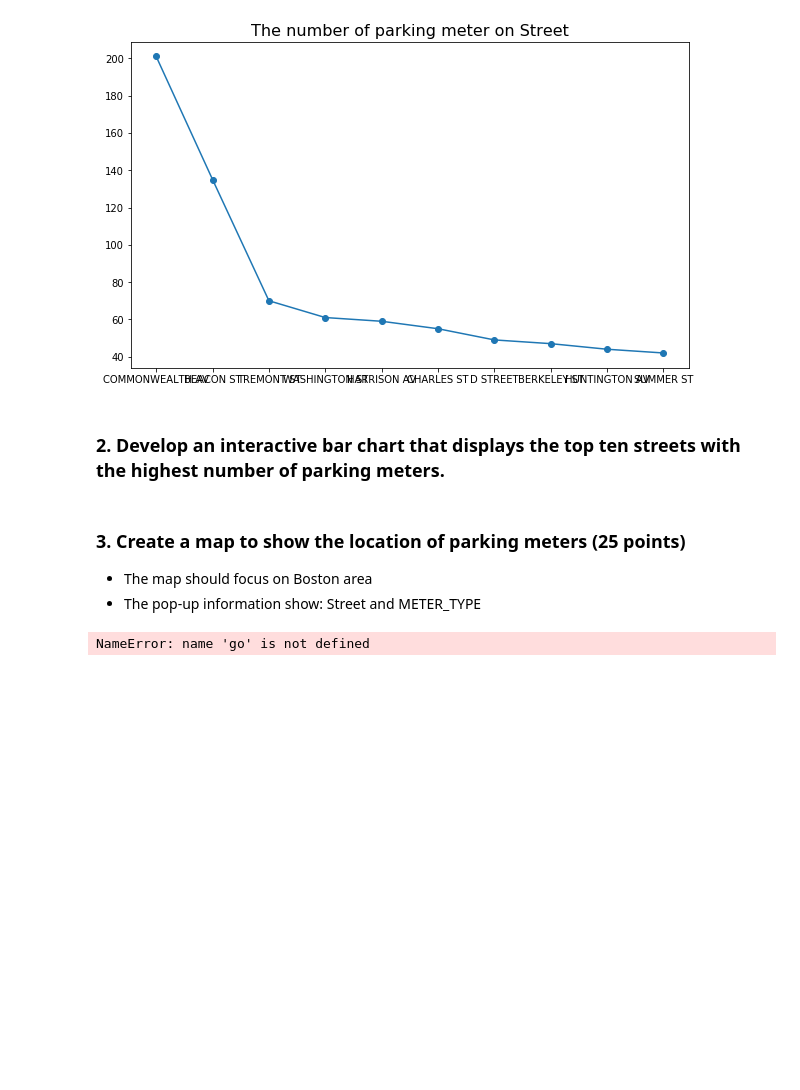
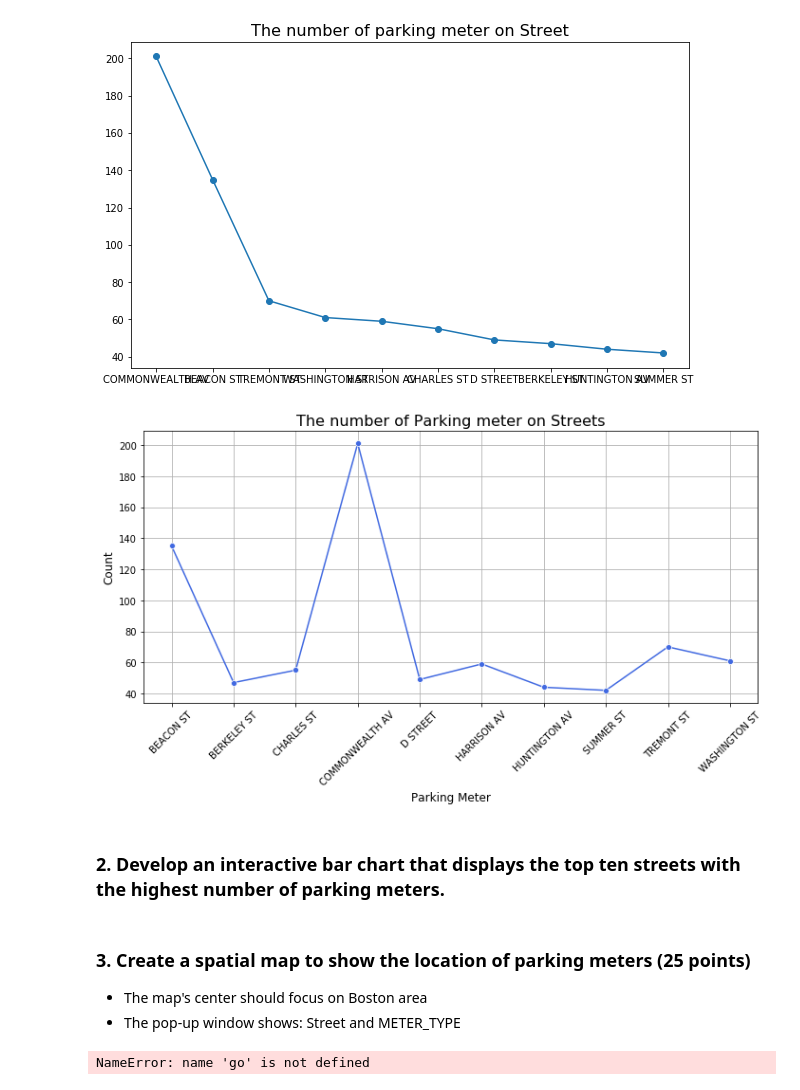
Before and after one commit to gisynw/ssj-302_V1, a Jupyter notebook: docs/Labs/Lab05/Lab05.ipynb, the cells around one changed output. Cells and saved outputs as stored; diff of their text form; code cells hidden in the pictures; blank space fills up the shorter version.

```diff
--- a/docs/Labs/Lab05/Lab05.ipynb
+++ b/docs/Labs/Lab05/Lab05.ipynb
@@ -57,6 +60,20 @@ plt.title("The number of parking meter on Street", fontsize=16)
 # %% [output]
 Text(0.5, 1.0, 'The number of parking meter on Street')
 [figure]
+# %%
+plt.figure(figsize=(10, 6))
+sns.lineplot(x=rst.index, y=rst.values,  marker='o', color='royalblue')
+
+# Customize the plot
+plt.title("The number of Parking meter on Streets", fontsize=16)
+plt.xlabel("Parking Meter", fontsize=12)
+plt.ylabel("Count", fontsize=12)
+plt.xticks(rotation=45)
+plt.grid(True)
+plt.tight_layout()
+plt.show()
+# %% [output]
+[figure, added]
 # %% [markdown]
 ### 2. Develop an interactive bar chart that displays the top ten streets with the highest number of parking meters.
 # %%
@@ -64,9 +81,9 @@ import plotly.express as px
 fig = px.bar(x=rst.index, y=rst.values, labels={'x': 'Street', 'y': 'Parking meters'},title='Parking meters')
 fig.show()
 # %% [markdown]
-### 3. Create a map to show the location of parking meters (25 points)
-- The map should focus on Boston area
-- The pop-up information show: Street and METER_TYPE
+### 3. Create a spatial map to show the location of parking meters (25 points)
+- The map's center should focus on Boston area
+- The pop-up window shows: Street and METER_TYPE
 # %%
 import plotly.graph_objects as go
 sample_parkings['text'] = 'STREET:' + sample_parkings['STREET'] + 'METER_TYPE：' + sample_parkings['METER_TYPE']
```
Also changed, not shown: parts of 3 cells of this notebook, 3 other files.
